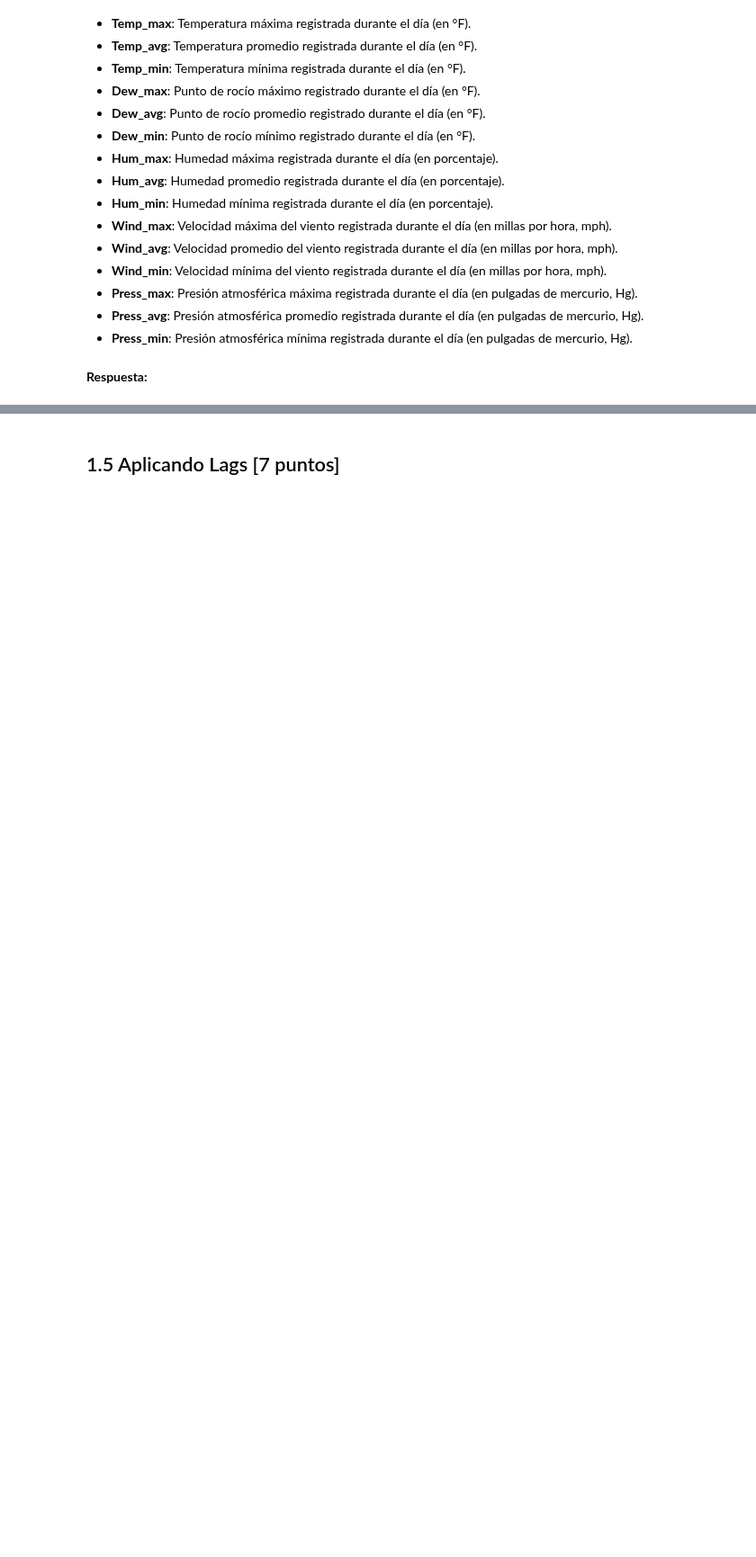
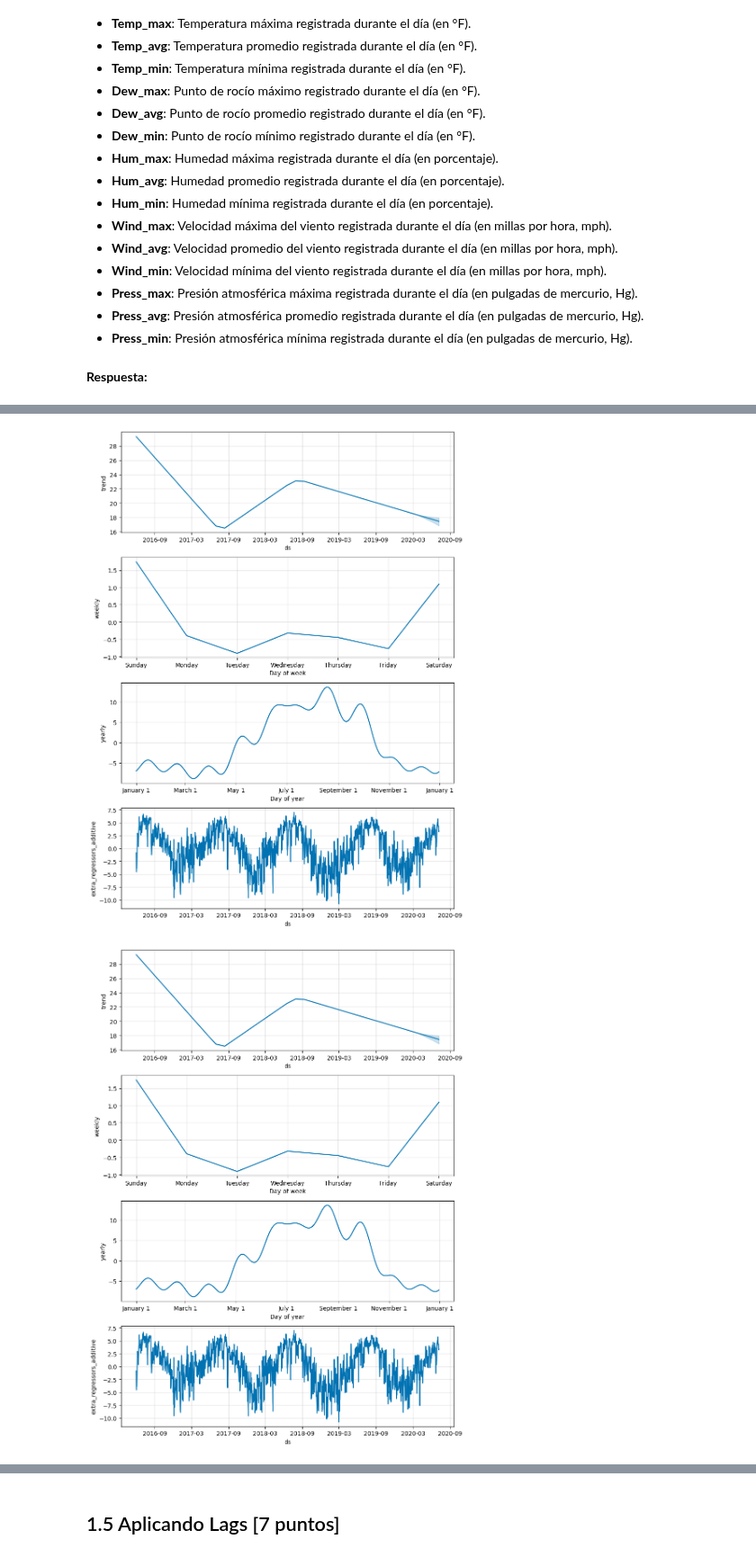
Before and after one commit to carinunez/Labs_MDS, a Jupyter notebook: lab8/Lab8.ipynb, the cells around one changed output, grey strips where cells are left out. Shown at 90% size. Saved outputs shown, nothing was run; the diff lists cells and outputs as text; code cells hidden in the pictures; blank space fills up the shorter version.

```diff
--- a/lab8/Lab8.ipynb
+++ b/lab8/Lab8.ipynb
@@ -320,0 +332,5 @@ model.add_regressor('')
+# %%
+model.plot_components(forecast)
+# %% [output]
+[figure, added]
+[figure, added]
```
Also changed, not shown: parts of 35 cells of this notebook.
